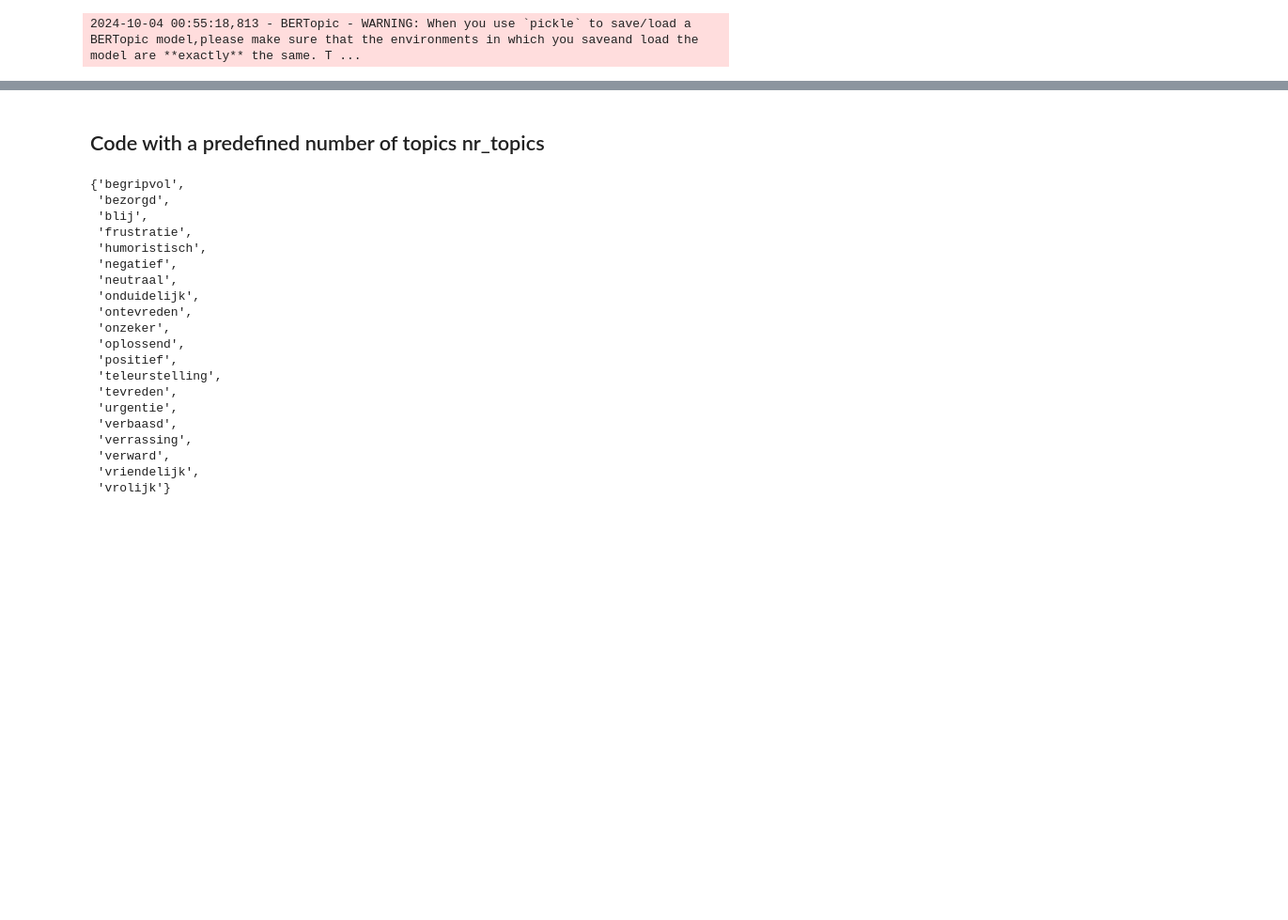
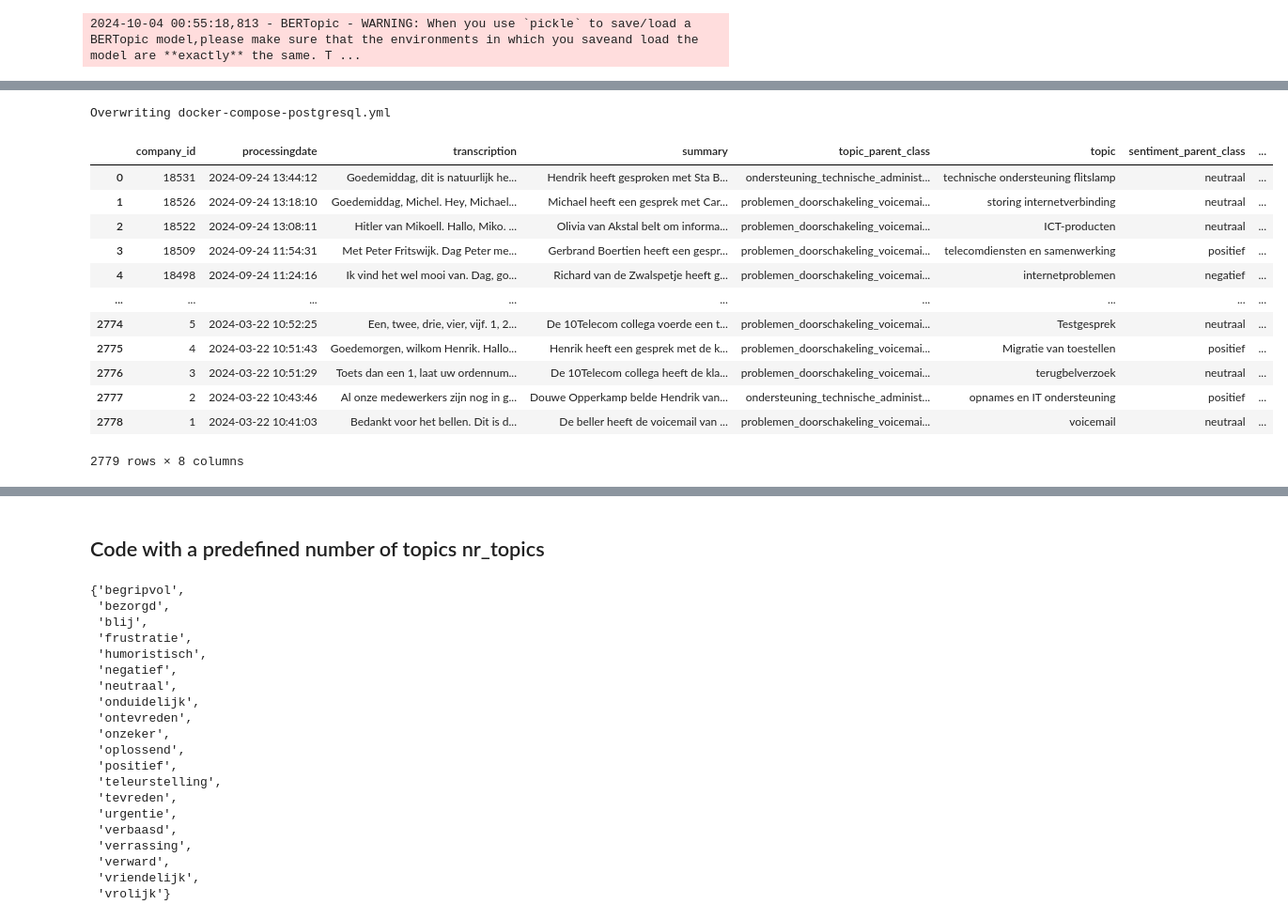
Before and after one commit to fredboneML/RECIPE_AGENT, a Jupyter notebook: notebooks/ai_analyzer.ipynb, the cells around one changed output, grey strips where cells are left out. Shown at 94% size. Drawn from its saved outputs; the diff is of its cells as text; code cells hidden in the pictures; blank space fills up the shorter version.

```diff
--- a/notebooks/ai_analyzer.ipynb
+++ b/notebooks/ai_analyzer.ipynb
@@ -1257,0 +1589,20 @@ loaded_model.get_topic_info()
+# %%
+%%writefile docker-compose-postgresql.yml
+services:
+  postgres:
+    image: postgres:latest
+    container_name: postgres_container
+    environment:
+      POSTGRES_USER: '10telecom'
+      POSTGRES_PASSWORD: '10Telecom5432'
+      POSTGRES_DB: 'aiagent_db'
+    ports:
+      - "5432:5432"
+    volumes:
+      - postgres_data:/var/lib/postgresql/data
+
+volumes:
+  postgres_data:
+    driver: local
+# %% [output]
+Overwriting docker-compose-postgresql.yml
@@ -1257,0 +1613,17 @@ loaded_model.get_topic_info()
+# %%
+import pandas as pd
+pd.read_csv('../data/df_transcription.csv')
+# %% [output]
+|  | company_id | processingdate | transcription | summary | topic_parent_class | topic | sentiment_parent_class | ... |
+| 0 | 18531 | 2024-09-24 13:44:12 | Goedemiddag, dit is natuurlijk he... | Hendrik heeft gesproken met Sta B... | ondersteuning_technische_administ... | technische ondersteuning flitslamp | neutraal | ... |
+| 1 | 18526 | 2024-09-24 13:18:10 | Goedemiddag, Michel. Hey, Michael... | Michael heeft een gesprek met Car... | problemen_doorschakeling_voicemai... | storing internetverbinding | neutraal | ... |
+| 2 | 18522 | 2024-09-24 13:08:11 | Hitler van Mikoell. Hallo, Miko. ... | Olivia van Akstal belt om informa... | problemen_doorschakeling_voicemai... | ICT-producten | neutraal | ... |
+| 3 | 18509 | 2024-09-24 11:54:31 | Met Peter Fritswijk. Dag Peter me... | Gerbrand Boertien heeft een gespr... | problemen_doorschakeling_voicemai... | telecomdiensten en samenwerking | positief | ... |
+| 4 | 18498 | 2024-09-24 11:24:16 | Ik vind het wel mooi van. Dag, go... | Richard van de Zwalspetje heeft g... | problemen_doorschakeling_voicemai... | internetproblemen | negatief | ... |
+| ... | ... | ... | ... | ... | ... | ... | ... | ... |
+| 2774 | 5 | 2024-03-22 10:52:25 | Een, twee, drie, vier, vijf. 1, 2... | De 10Telecom collega voerde een t... | problemen_doorschakeling_voicemai... | Testgesprek | neutraal | ... |
+| 2775 | 4 | 2024-03-22 10:51:43 | Goedemorgen, wilkom Henrik. Hallo... | Henrik heeft een gesprek met de k... | problemen_doorschakeling_voicemai... | Migratie van toestellen | positief | ... |
+| 2776 | 3 | 2024-03-22 10:51:29 | Toets dan een 1, laat uw ordennum... | De 10Telecom collega heeft de kla... | problemen_doorschakeling_voicemai... | terugbelverzoek | neutraal | ... |
+| 2777 | 2 | 2024-03-22 10:43:46 | Al onze medewerkers zijn nog in g... | Douwe Opperkamp belde Hendrik van... | ondersteuning_technische_administ... | opnames en IT ondersteuning | positief | ... |
+| 2778 | 1 | 2024-03-22 10:41:03 | Bedankt voor het bellen. Dit is d... | De beller heeft de voicemail van ... | problemen_doorschakeling_voicemai... | voicemail | neutraal | ... |
+2779 rows × 8 columns
```
Also changed, not shown: parts of 65 cells of this notebook, 11 other files.
